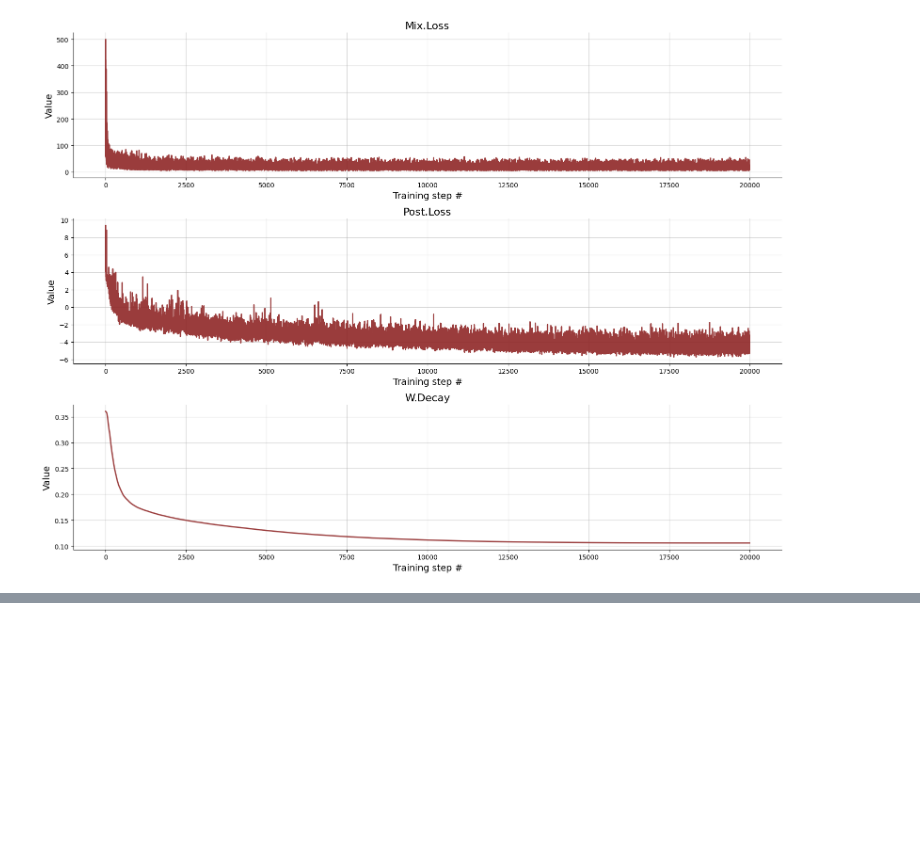
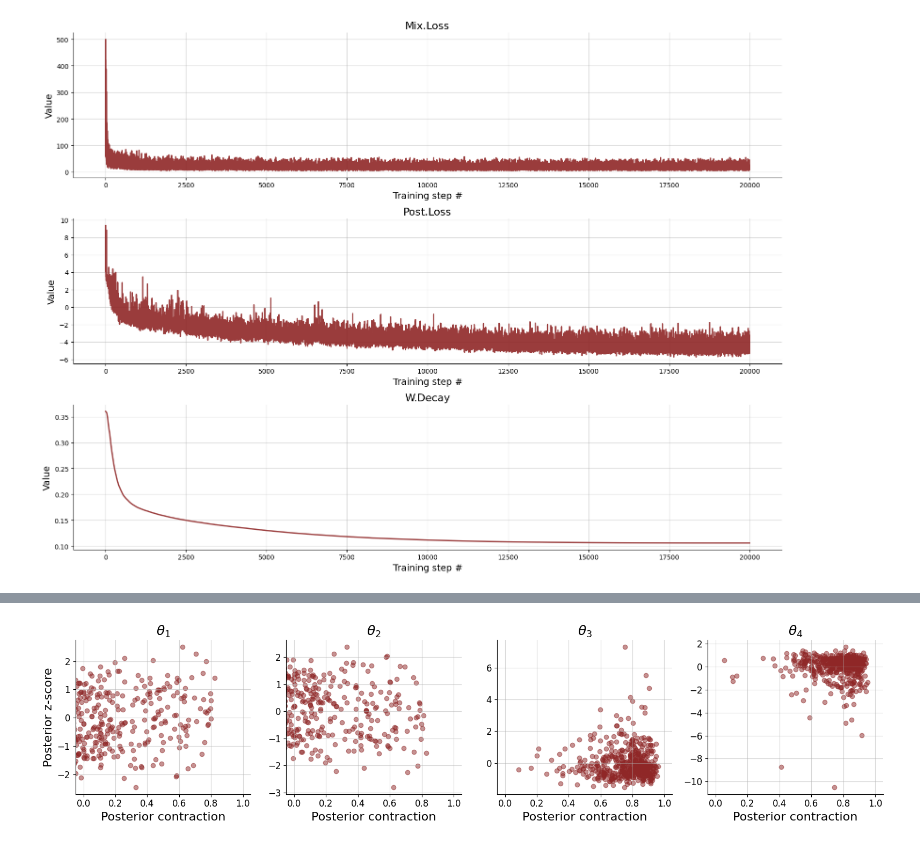
Before and after one commit to Kucharssim/bayesflow-amortized-mixtures, a Jupyter notebook: case-studies/normal-mixture/mixture-posterior.ipynb, the cells around one changed output, grey strips where cells are left out. Cells and saved outputs as stored; diff of their text form; code cells hidden in the pictures; blank space fills up the shorter version.

```diff
--- a/case-studies/normal-mixture/mixture-posterior.ipynb
+++ b/case-studies/normal-mixture/mixture-posterior.ipynb
@@ -45,0 +64,4 @@ f=bf.diagnostics.plot_losses(h)
+# %%
+f = bf.diagnostics.plot_z_score_contraction(post_samples, prior_samples)
+# %% [output]
+[figure, added]
```
Also changed, not shown: parts of 7 cells of this notebook, 1 other file.
